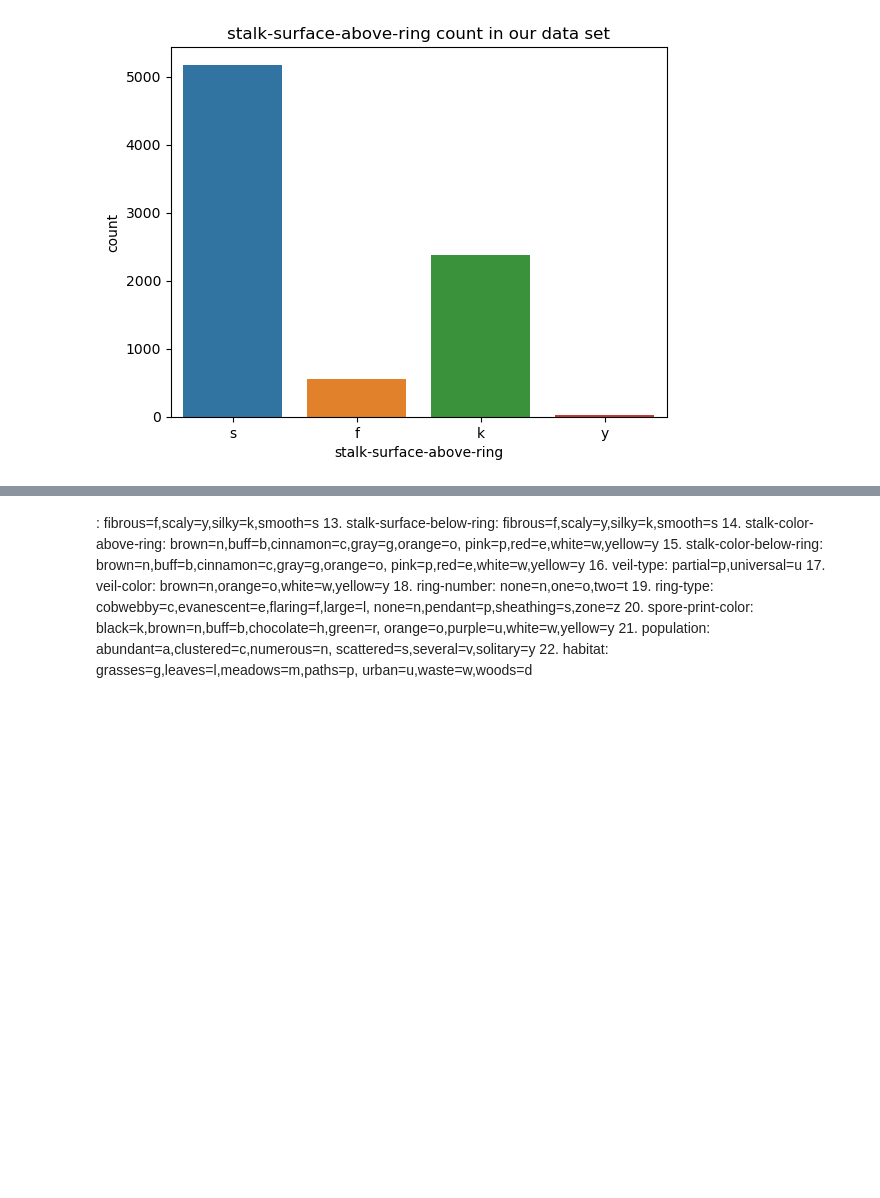
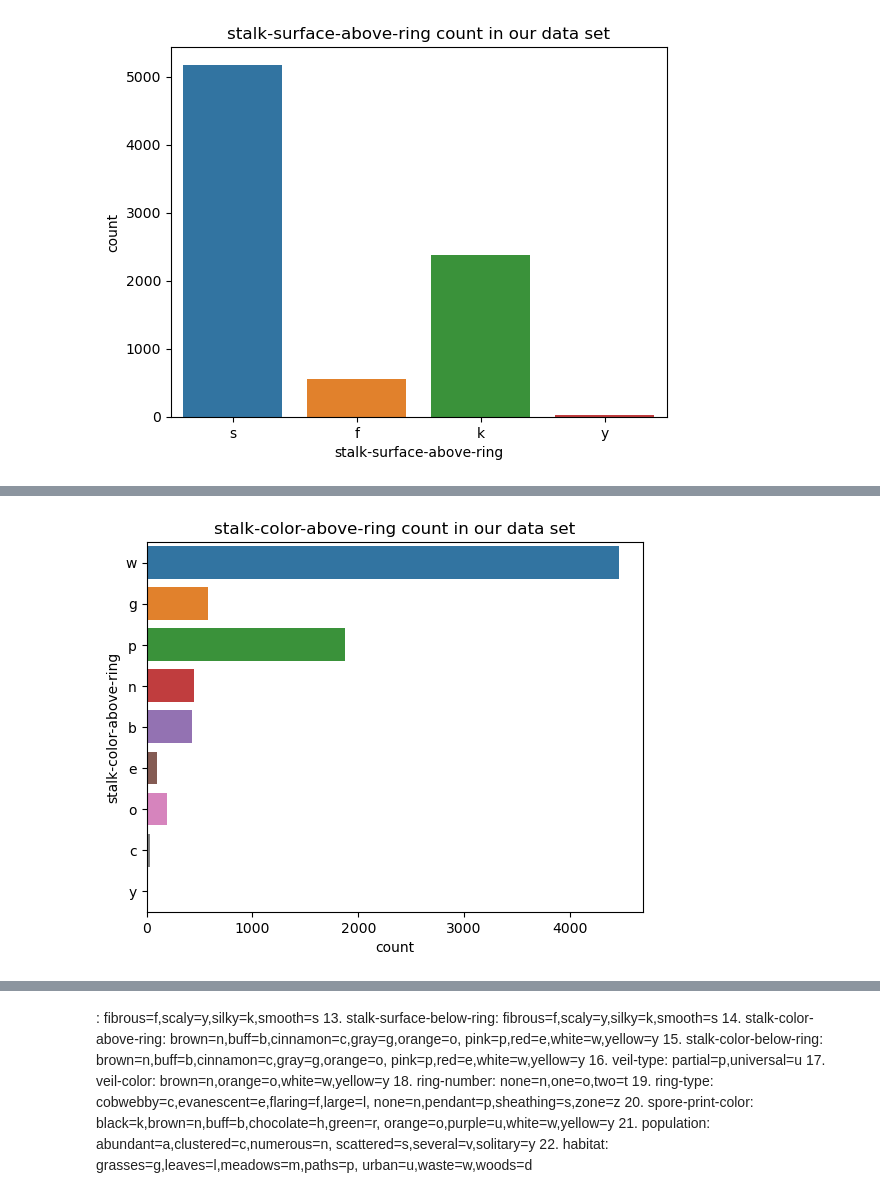
Before and after one commit to dev-ezzy/Big-Data, a Jupyter notebook: index.ipynb, the cells around one changed output, grey strips where cells are left out. Cells and saved outputs as stored; diff of their text form; code cells hidden in the pictures; blank space fills up the shorter version.

```diff
--- a/index.ipynb
+++ b/index.ipynb
@@ -406,0 +409,4 @@ sns_ycount("stalk-surface-below-ring")
+# %%
+sns_ycount("stalk-color-above-ring", X)
+# %% [output]
+[figure, added]
```
Also changed, not shown: parts of 3 cells of this notebook.
